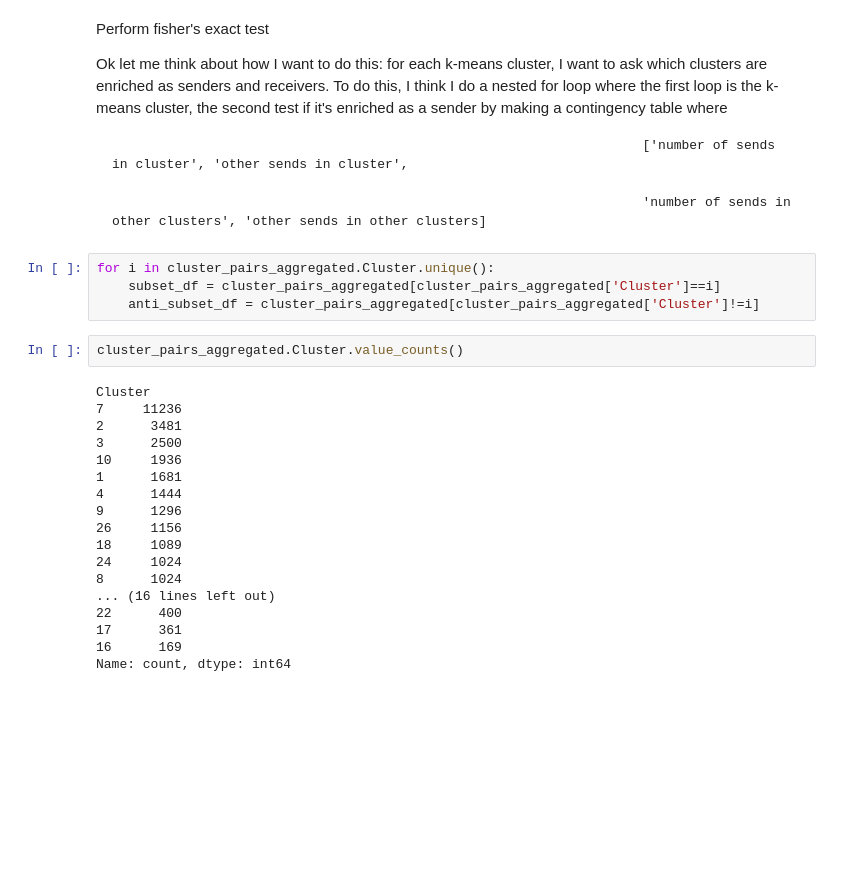
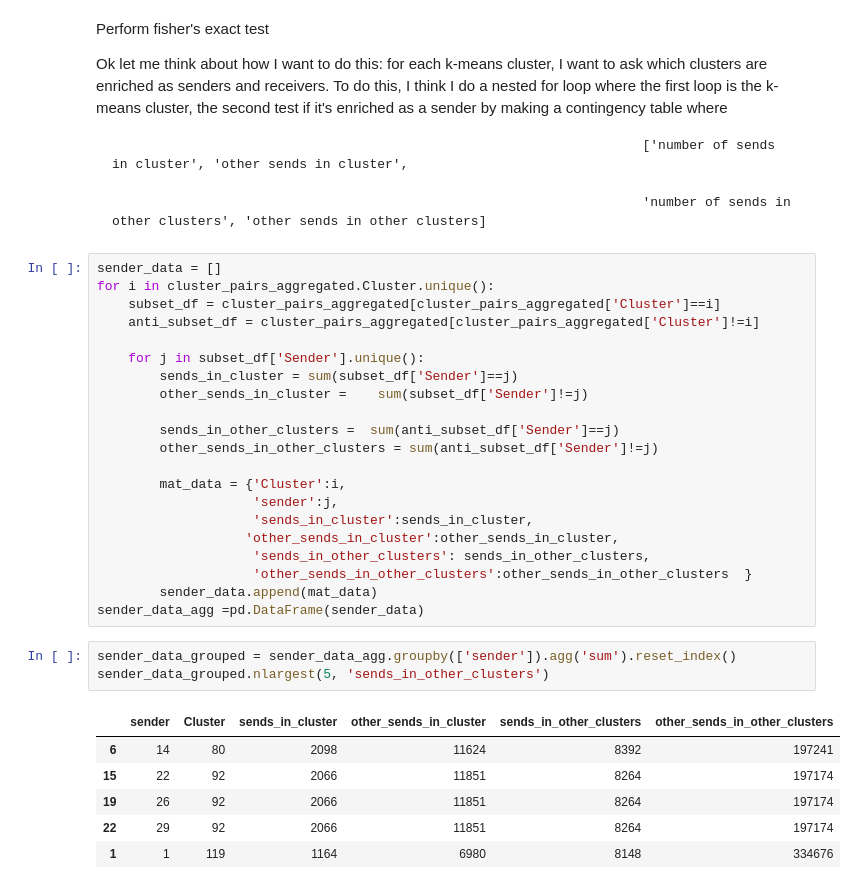
Before and after one commit to ggraham4/multiome_poa, a Jupyter notebook: Python/CellPhoneDb/k_means_clustering/k_means_clustering_04_10_2025.ipynb, the cells around one changed output. Drawn from its saved outputs; the diff is of its cells as text; blank space fills up the shorter version.

```diff
--- a/Python/CellPhoneDb/k_means_clustering/k_means_clustering_04_10_2025.ipynb
+++ b/Python/CellPhoneDb/k_means_clustering/k_means_clustering_04_10_2025.ipynb
@@ -282,27 +269,34 @@ for each k-means cluster, I want to ask which clusters are enriched as senders a
 
                                                                         'number of sends in other clusters', 'other sends in other clusters]
 # %%
+sender_data = []
 for i in cluster_pairs_aggregated.Cluster.unique():
     subset_df = cluster_pairs_aggregated[cluster_pairs_aggregated['Cluster']==i]
     anti_subset_df = cluster_pairs_aggregated[cluster_pairs_aggregated['Cluster']!=i]
+
+    for j in subset_df['Sender'].unique():
+        sends_in_cluster = sum(subset_df['Sender']==j)
+        other_sends_in_cluster =    sum(subset_df['Sender']!=j)
+
+        sends_in_other_clusters =  sum(anti_subset_df['Sender']==j)
+        other_sends_in_other_clusters = sum(anti_subset_df['Sender']!=j)
+
+        mat_data = {'Cluster':i,
+                    'sender':j,
+                    'sends_in_cluster':sends_in_cluster,
+                   'other_sends_in_cluster':other_sends_in_cluster,
+                    'sends_in_other_clusters': sends_in_other_clusters,
+                    'other_sends_in_other_clusters':other_sends_in_other_clusters  }
+        sender_data.append(mat_data)
+sender_data_agg =pd.DataFrame(sender_data)
 # %%
-cluster_pairs_aggregated.Cluster.value_counts()
+sender_data_grouped = sender_data_agg.groupby(['sender']).agg('sum').reset_index()
+sender_data_grouped.nlargest(5, 'sends_in_other_clusters')
 # %% [output]
-Cluster
-7     11236
-2      3481
-3      2500
-10     1936
-1      1681
-4      1444
-9      1296
-26     1156
-18     1089
-24     1024
-8      1024
-... (16 lines left out)
-22      400
-17      361
-16      169
-Name: count, dtype: int64
+|  | sender | Cluster | sends_in_cluster | other_sends_in_cluster | sends_in_other_clusters | other_sends_in_other_clusters |
+| 6 | 14 | 80 | 2098 | 11624 | 8392 | 197241 |
+| 15 | 22 | 92 | 2066 | 11851 | 8264 | 197174 |
+| 19 | 26 | 92 | 2066 | 11851 | 8264 | 197174 |
+| 22 | 29 | 92 | 2066 | 11851 | 8264 | 197174 |
+| 1 | 1 | 119 | 1164 | 6980 | 8148 | 334676 |
 # %% [markdown]
```
Also changed, not shown: parts of 18 cells of this notebook.
